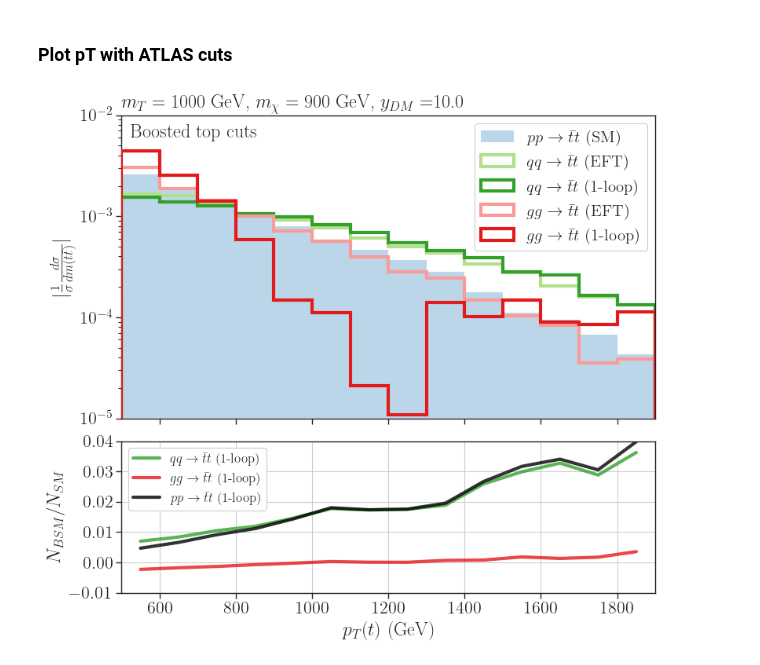
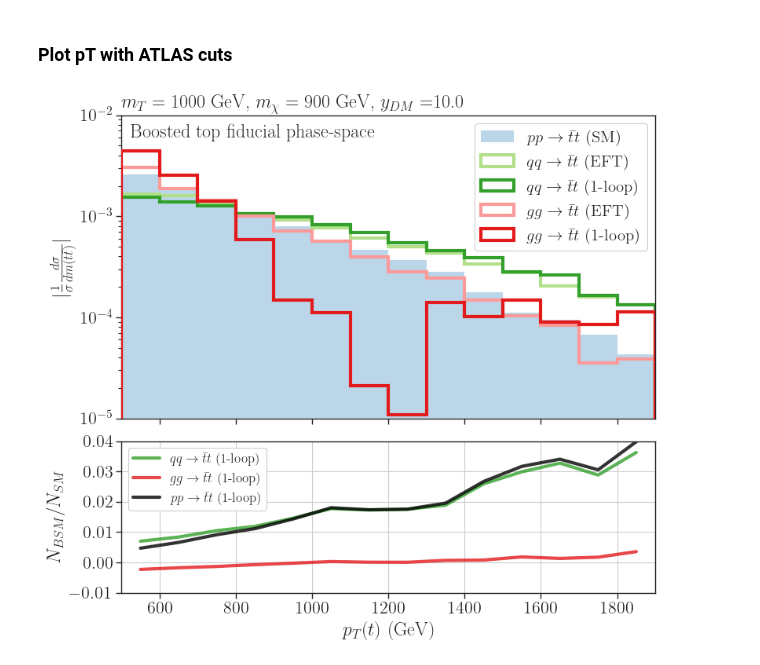
Before and after one commit to andlessa/SMStoEFT, a Jupyter notebook: notebooks/distributions/plots-dists-heavy.ipynb, the cells around one changed output. Saved outputs shown, nothing was run; the diff lists cells and outputs as text; code cells hidden in the pictures.

```diff
--- a/notebooks/distributions/plots-dists-heavy.ipynb
+++ b/notebooks/distributions/plots-dists-heavy.ipynb
@@ -305,32 +305,32 @@ for i,h in enumerate(hists+[hLoop]):
     nonzero = np.where((np.sign(ratio) != 0))
     x = (bins[:-1]+bins[1:])/2.0
     y = ratio
     label = labels[i]
     axarr[1].plot(x,y,linewidth=3.0,linestyle='solid',alpha=0.8,
                           label=label,c=c[i])
 
 
 
 
 axarr[0].set_yscale('log')
 axarr[0].set_ylim(1e-5,1e-2)
 # axarr[0].set_xticks(np.arange(0.,bins.max(),500))
 axarr[0].set_xlim(bins.min(),bins.max())
 axarr[1].set_xlabel(r'$p_T(t)$ (GeV)')
 axarr[0].set_ylabel(r'$|\frac{1}{\sigma}\frac{d \sigma}{d m(t\bar{t})}|$')
 axarr[1].set_ylabel(r'$N_{BSM}/N_{SM}$')
 axarr[1].set_ylim(-0.01,0.04)
 axarr[1].set_yticks(np.arange(-0.01,0.05,0.01))
 axarr[1].legend(loc='upper left',fontsize=12,framealpha=1.0)
 axarr[1].grid()
 
 
 axarr[0].legend(framealpha=1.0,loc='upper right',fontsize=15)
 # axarr[1].legend(framealpha=1.0,loc='upper left')
 axarr[0].set_title(r'$m_{T} = %1.0f$ GeV, $m_{\chi} = %1.0f$ GeV, $y_{DM} = $%1.1f' %(mST,mChi,yDM),
                    loc='left')
-axarr[0].text(x=1.05*bins.min(),y=6e-3,s='Boosted top cuts')
+axarr[0].text(x=1.05*bins.min(),y=6e-3,s='Boosted top fiducial phase-space')
 plt.savefig('pTt_mST%i_mChi%i_yDM_%i.png' %(int(mST),int(mChi),int(yDM)))
 plt.show()
 # %% [output]
-[figure, old version]
+[figure, new version]
```
Also changed, not shown: 2 other files.
